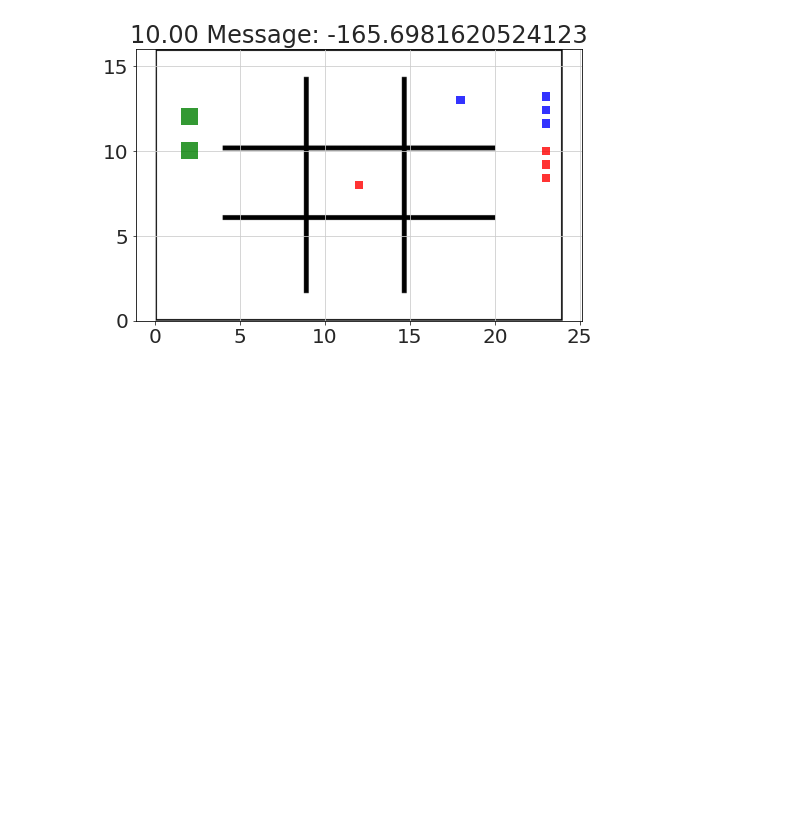
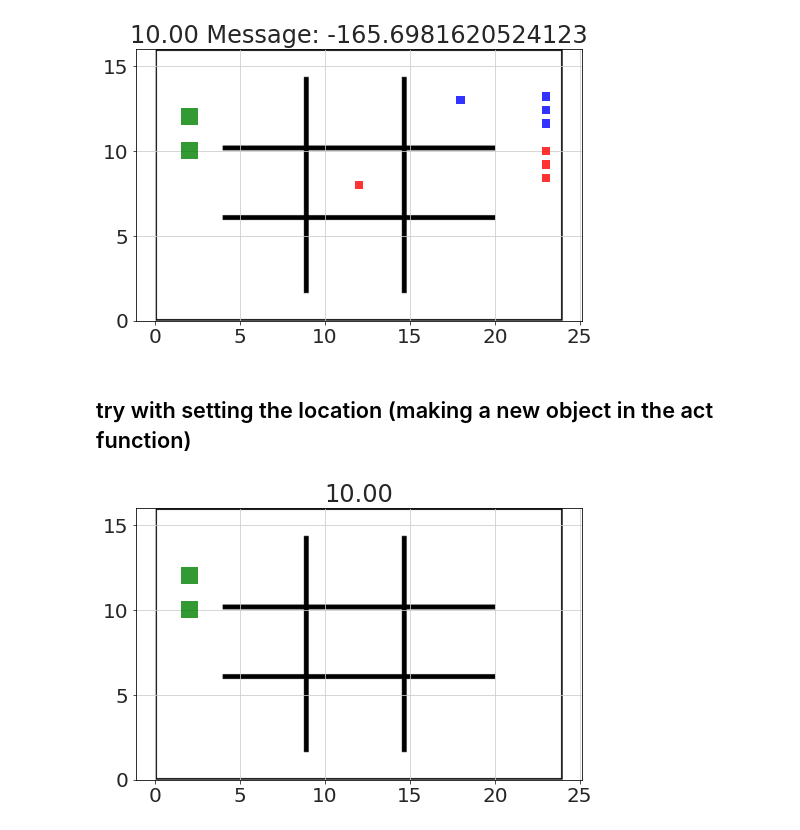
Before and after one commit to bblais/AI-and-Robotics-Fall-2020-Class-Notebooks, a Jupyter notebook: 2020-10-12 - Example Human-Human TTT with RobotSim.ipynb, the cells around one changed output. Cells and saved outputs as stored; diff of their text form; code cells hidden in the pictures; blank space fills up the shorter version.

Commit message:
more human placement of pieces

```diff
--- a/2020-10-12 - Example Human-Human TTT with RobotSim.ipynb
+++ b/2020-10-12 - Example Human-Human TTT with RobotSim.ipynb
@@ -99,3 +99,38 @@ run_sim(env,move(pieces[4],move_to_location(4)),
        )
 # %% [output]
 [figure]
+# %% [markdown]
+## try with setting the location (making a new object in the act function)
+# %%
+def set_piece(location,player):
+
+    def act(t,robot):
+
+        if t==0.0:
+            colors=['b','r']
+            tx,ty=location
+            Box(robot.env,x=tx,y=ty,width=0.5,height=0.5,color=colors[player-1])
+
+            robot.message="Player %d at %.1f,%.1f" % (player,tx,ty)
+
+    return act
+
+def act(t,robot):
+
+    return
+# %%
+env=Environment(image='images/TTT Board.png',linearDamping=10)
+robot=Robot(env)
+
+build(robot)
+
+
+run_sim(env,act,
+        total_time=10,  # seconds
+        dt=1/60,
+        dt_display=.5,  # make this larger for a faster display
+        figure_width=8,
+        plot_orientation=False,
+       )
+# %% [output]
+[figure, added]
```
Also changed, not shown: parts of 2 cells of this notebook, 1 other file.
